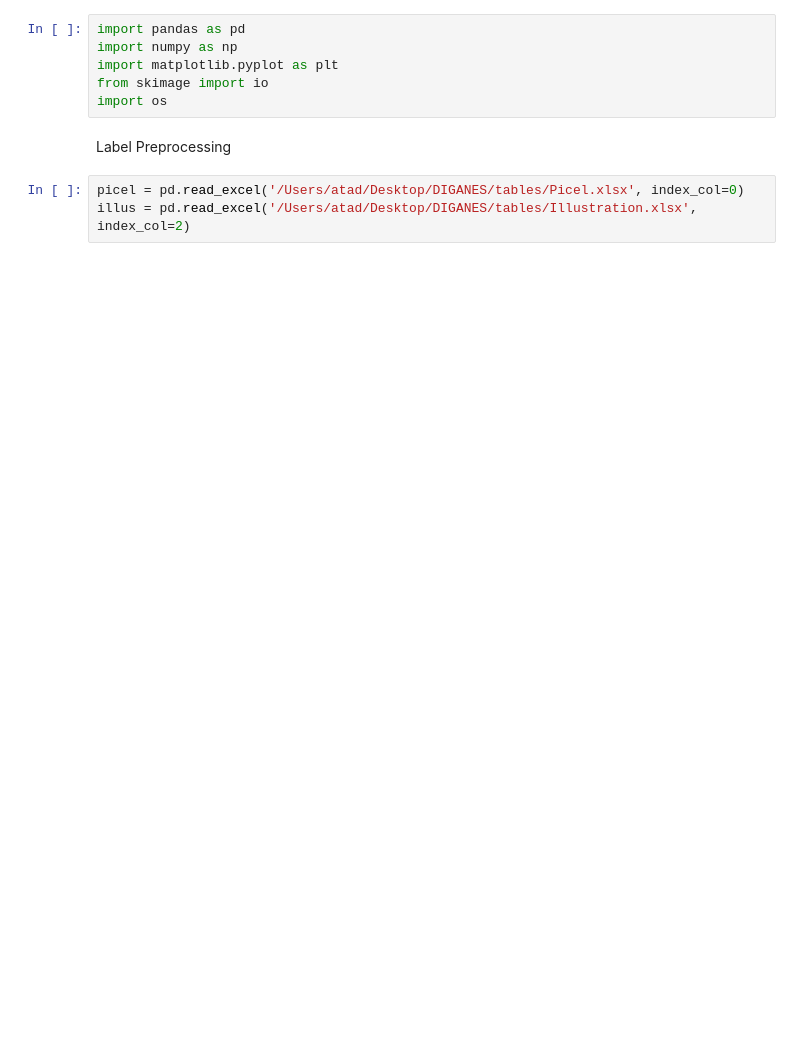
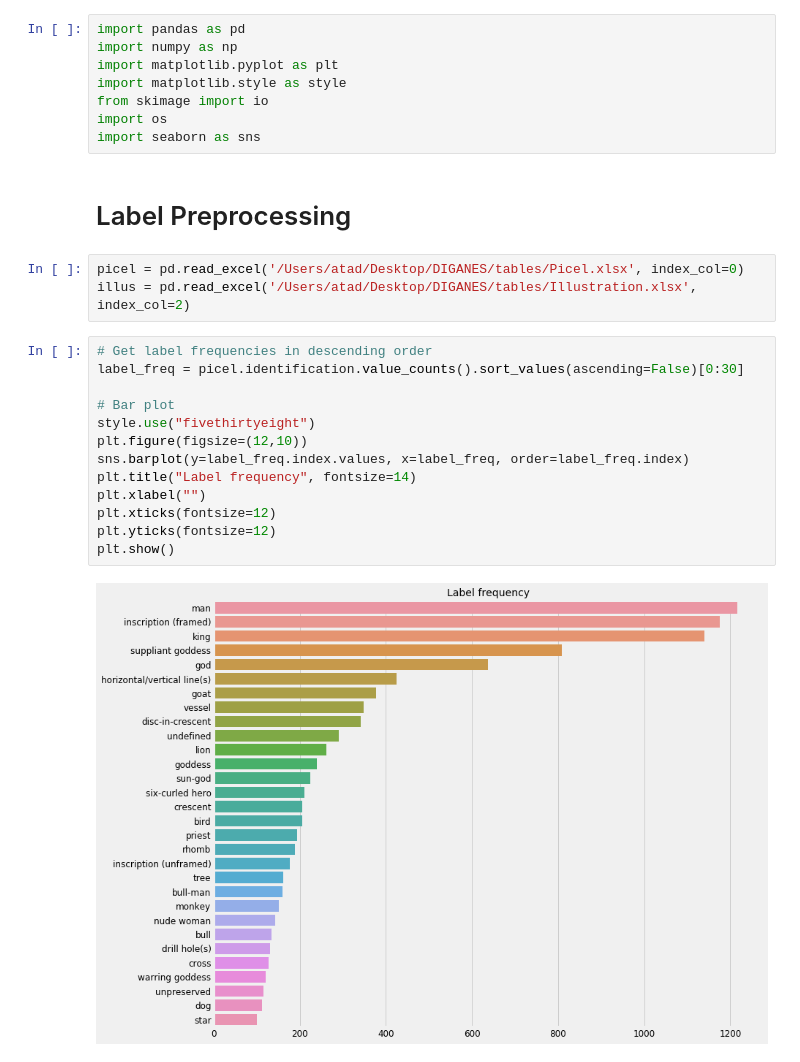
Before and after one commit to matanat/diganes, a Jupyter notebook: label_preprocessing.ipynb, the cells around one changed output. Saved outputs shown, nothing was run; the diff lists cells and outputs as text; blank space fills up the shorter version.

```diff
--- a/label_preprocessing.ipynb
+++ b/label_preprocessing.ipynb
@@ -2,13 +2,30 @@
 import pandas as pd
 import numpy as np
 import matplotlib.pyplot as plt
+import matplotlib.style as style
 from skimage import io
 import os
+import seaborn as sns
-# %% [markdown]
-Label Preprocessing
+# %% [markdown]
+# Label Preprocessing
 # %%
 picel = pd.read_excel('/Users/atad/Desktop/DIGANES/tables/Picel.xlsx', index_col=0)
 illus = pd.read_excel('/Users/atad/Desktop/DIGANES/tables/Illustration.xlsx', index_col=2)
+# %%
+# Get label frequencies in descending order
+label_freq = picel.identification.value_counts().sort_values(ascending=False)[0:30]
+
+# Bar plot
+style.use("fivethirtyeight")
+plt.figure(figsize=(12,10))
+sns.barplot(y=label_freq.index.values, x=label_freq, order=label_freq.index)
+plt.title("Label frequency", fontsize=14)
+plt.xlabel("")
+plt.xticks(fontsize=12)
+plt.yticks(fontsize=12)
+plt.show()
+# %% [output]
+[figure, added]
 # %%
 picel.replace(['undefined', 'unpreserved'], np.NaN, inplace=True)
 
```
Also changed, not shown: parts of 1 cell of this notebook, 2 other files.
